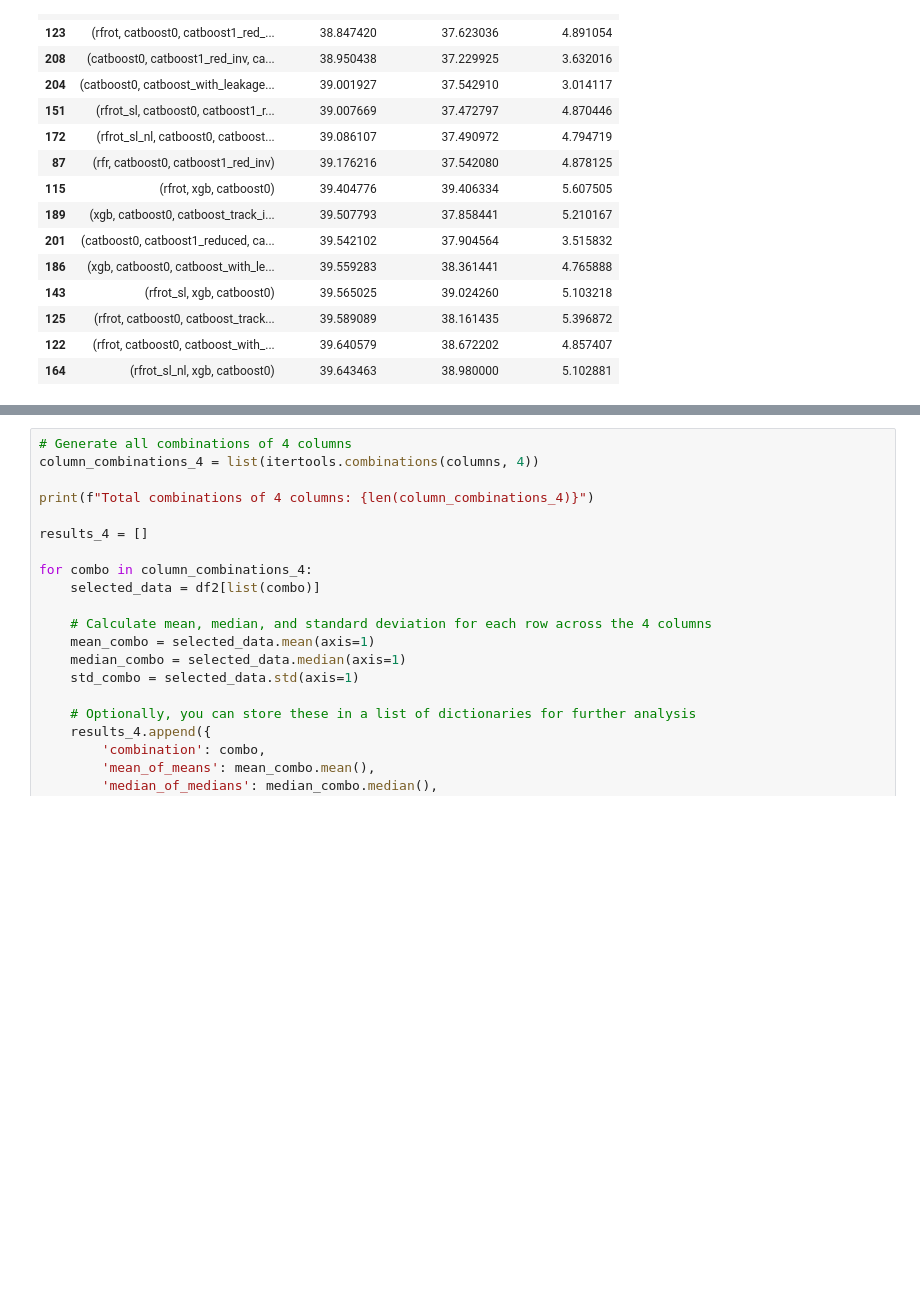
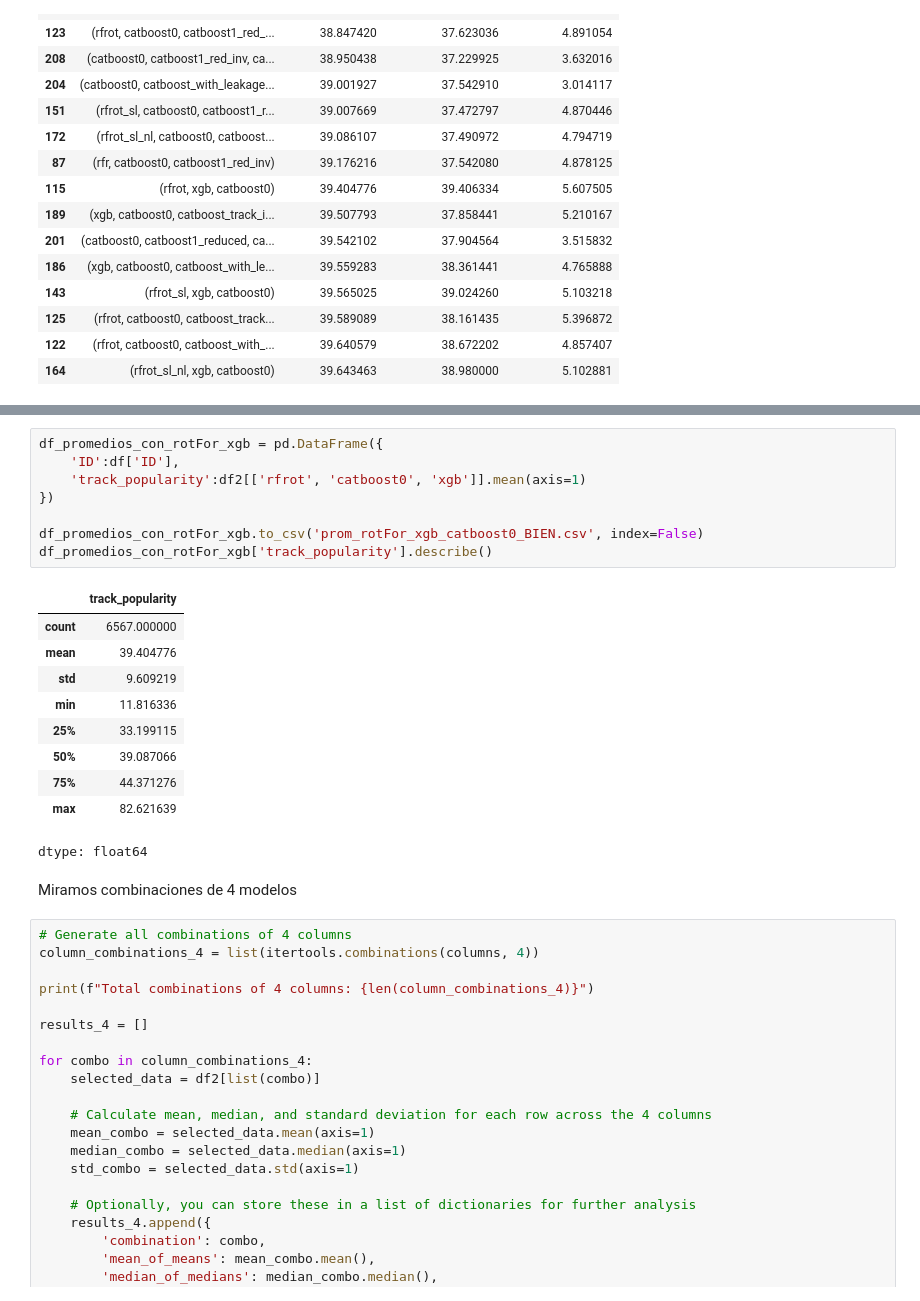
Before and after one commit to ichiP245/TP_Kaggle_Predictivo, a Jupyter notebook: Notebooks/AnalisisSubmissions.ipynb, the cells around one changed output, grey strips where cells are left out. Cells and saved outputs as stored; diff of their text form; blank space fills up the shorter version.

```diff
--- a/Notebooks/AnalisisSubmissions.ipynb
+++ b/Notebooks/AnalisisSubmissions.ipynb
@@ -193,3 +237,24 @@ df_results.sort_values(by='mean_of_means', ascending=True).head(15)
+# %%
+df_promedios_con_rotFor_xgb = pd.DataFrame({
+    'ID':df['ID'],
+    'track_popularity':df2[['rfrot', 'catboost0', 'xgb']].mean(axis=1)
+})
+
+df_promedios_con_rotFor_xgb.to_csv('prom_rotFor_xgb_catboost0_BIEN.csv', index=False)
+df_promedios_con_rotFor_xgb['track_popularity'].describe()
+# %% [output]
+|  | track_popularity |
+| count | 6567.000000 |
+| mean | 39.404776 |
+| std | 9.609219 |
+| min | 11.816336 |
+| 25% | 33.199115 |
+| 50% | 39.087066 |
+| 75% | 44.371276 |
+| max | 82.621639 |
+dtype: float64
+# %% [markdown]
+Miramos combinaciones de 4 modelos
 # %%
 # Generate all combinations of 4 columns
 column_combinations_4 = list(itertools.combinations(columns, 4))
```
Also changed, not shown: parts of 22 cells of this notebook.
